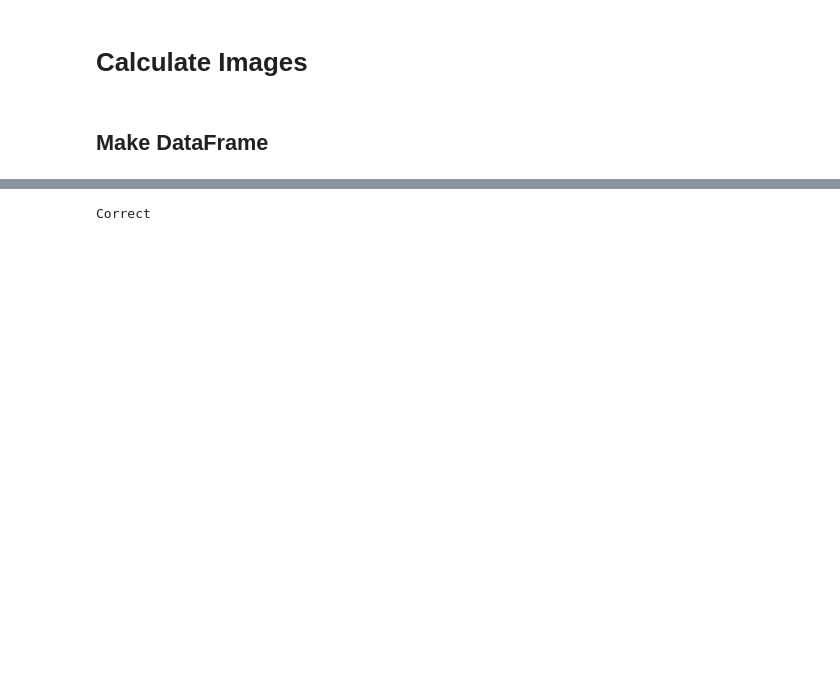
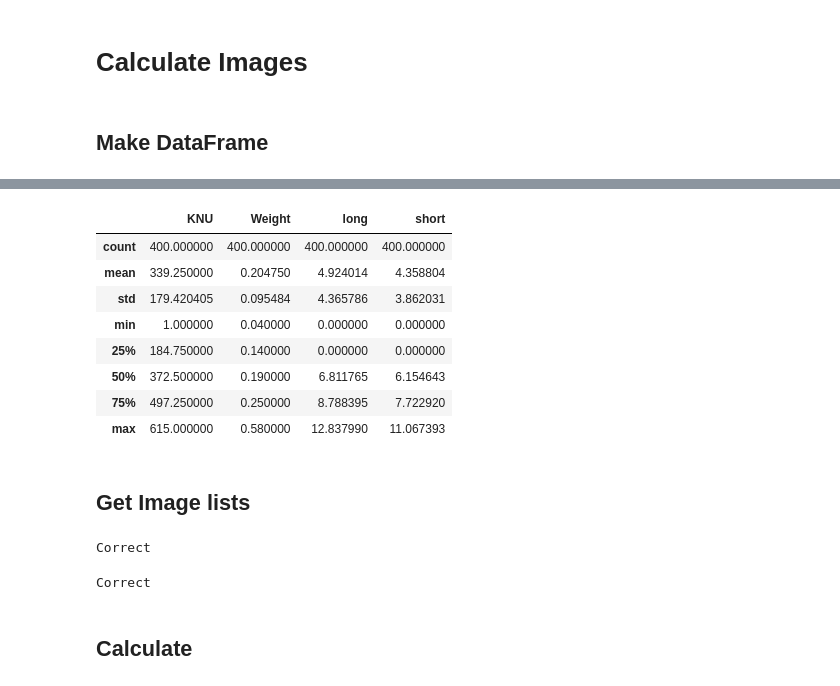
Before and after one commit to LEEINSEO-0118/Seed-size-calculator, a Jupyter notebook: CalculateSize.ipynb, the cells around one changed output, grey strips where cells are left out. Drawn from its saved outputs; the diff is of its cells as text; code cells hidden in the pictures; blank space fills up the shorter version.

```diff
--- a/CalculateSize.ipynb
+++ b/CalculateSize.ipynb
@@ -286,0 +305,22 @@ for i in range(1, 9):
+# %%
+data.describe()
+# %% [output]
+|  | KNU | Weight | long | short |
+| count | 400.000000 | 400.000000 | 400.000000 | 400.000000 |
+| mean | 339.250000 | 0.204750 | 4.924014 | 4.358804 |
+| std | 179.420405 | 0.095484 | 4.365786 | 3.862031 |
+| min | 1.000000 | 0.040000 | 0.000000 | 0.000000 |
+| 25% | 184.750000 | 0.140000 | 0.000000 | 0.000000 |
+| 50% | 372.500000 | 0.190000 | 6.811765 | 6.154643 |
+| 75% | 497.250000 | 0.250000 | 8.788395 | 7.722920 |
+| max | 615.000000 | 0.580000 | 12.837990 | 11.067393 |
+# %% [markdown]
+## Get Image lists
+# %%
+path = f'/content/drive/MyDrive/졸업논문/data/fail_image/'
+file_lists = os.listdir(path)
+file_lists.sort()
+if len(data[data.long == 0].KNU) == len(file_lists):
+    print('Correct')
+# %% [output]
+Correct
@@ -291,4 +337,6 @@ if len(labels) == len(file_lists):
     print('Correct')
 # %% [output]
 Correct
+# %% [markdown]
+## Calculate
 # %%
```
Also changed, not shown: parts of 16 cells of this notebook.
